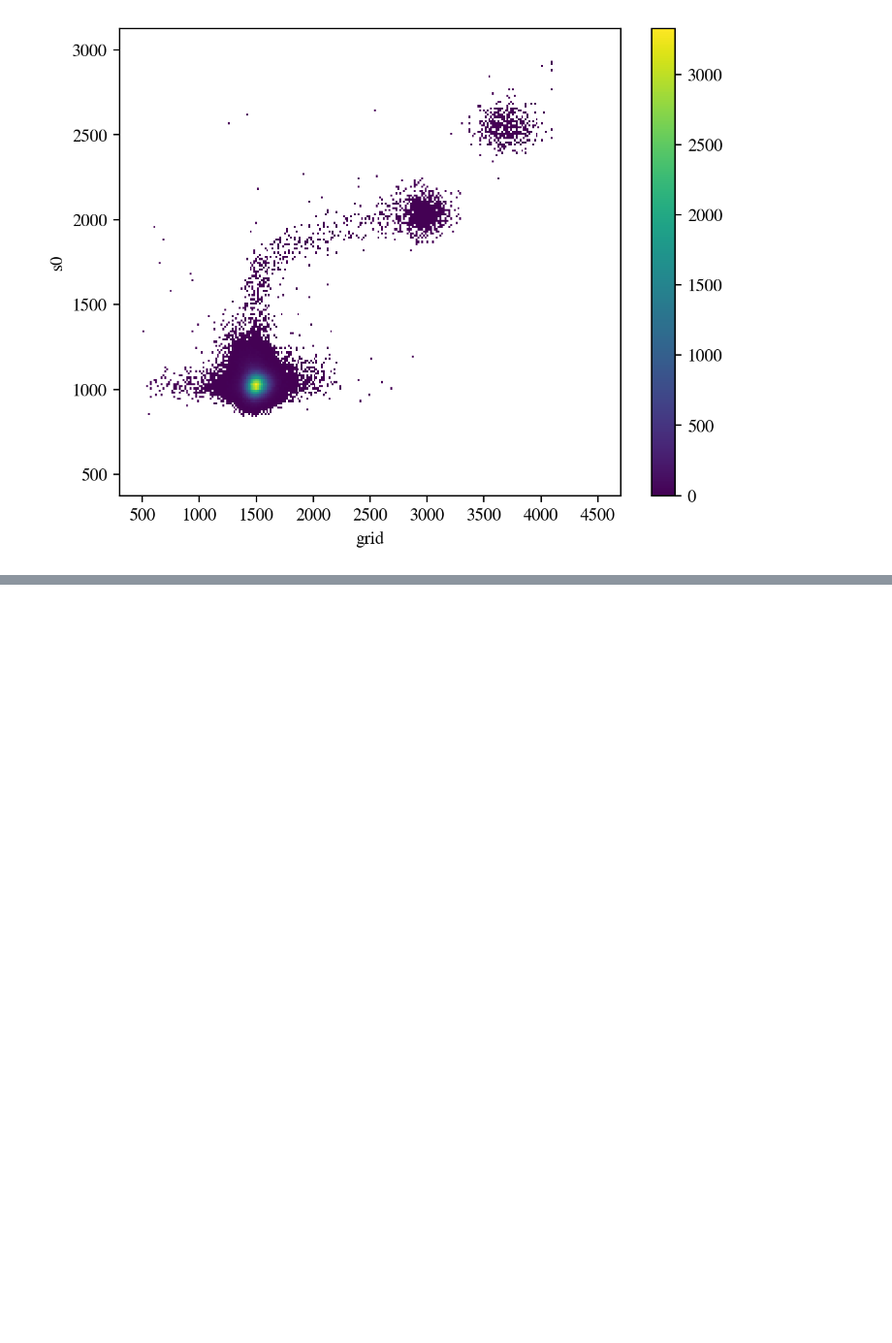
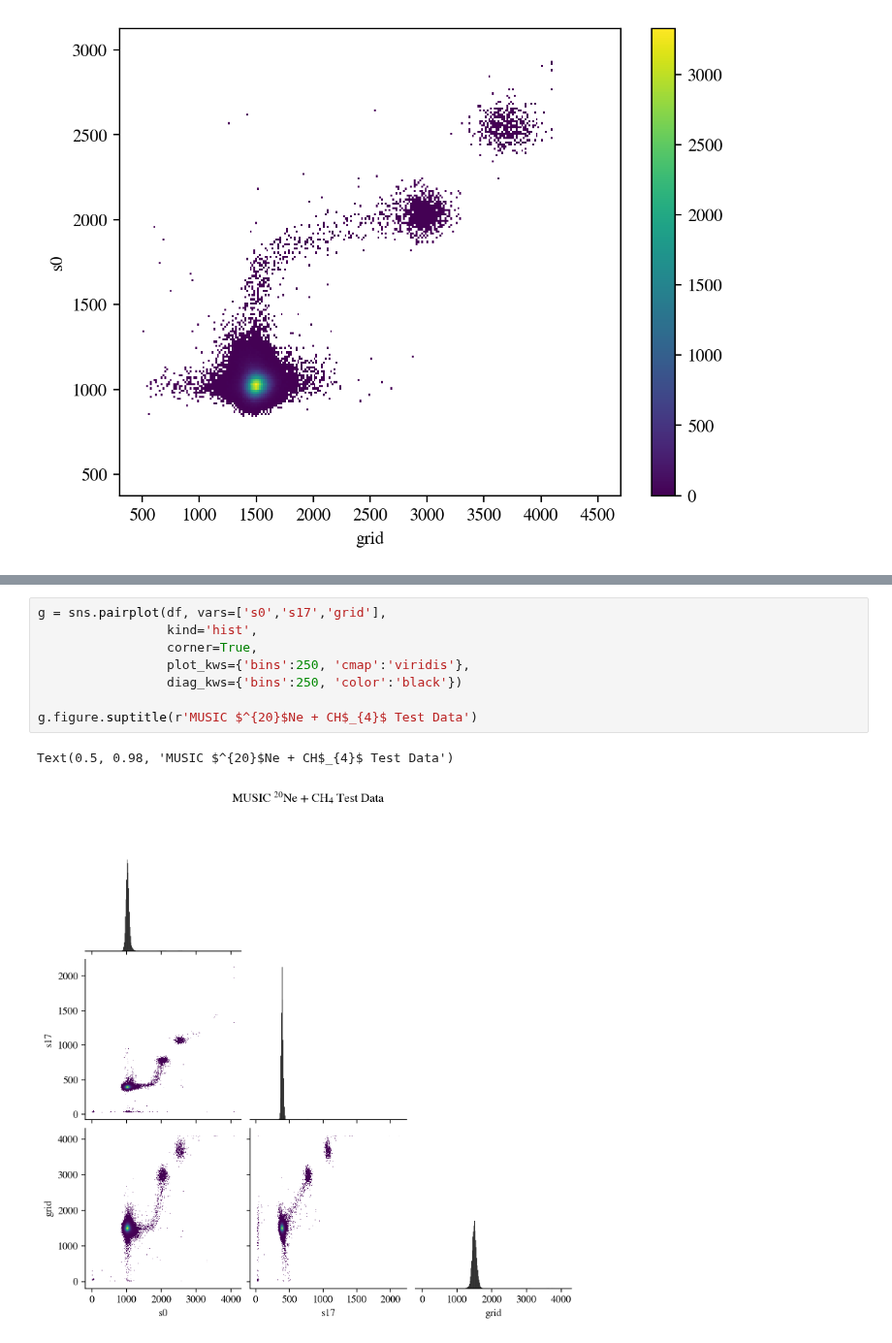
Before and after one commit to dneto1729/MUSIC_with_python, a Jupyter notebook: tutorials/4 - Plotting with Seaborn.ipynb, the cells around one changed output, grey strips where cells are left out. Shown at 97% size. Cells and saved outputs as stored; diff of their text form; blank space fills up the shorter version.

```diff
--- a/tutorials/4 - Plotting with Seaborn.ipynb
+++ b/tutorials/4 - Plotting with Seaborn.ipynb
@@ -115 +151,12 @@ sns.histplot(data=df, x='grid', y='s0',
+# %%
+g = sns.pairplot(df, vars=['s0','s17','grid'],
+                 kind='hist',
+                 corner=True,
+                 plot_kws={'bins':250, 'cmap':'viridis'},
+                 diag_kws={'bins':250, 'color':'black'})
+
+g.figure.suptitle(r'MUSIC $^{20}$Ne + CH$_{4}$ Test Data')
+# %% [output]
+Text(0.5, 0.98, 'MUSIC $^{20}$Ne + CH$_{4}$ Test Data')
+[figure, added]
 # %% [markdown]
```
Also changed, not shown: parts of 17 cells of this notebook, 1 other file.
